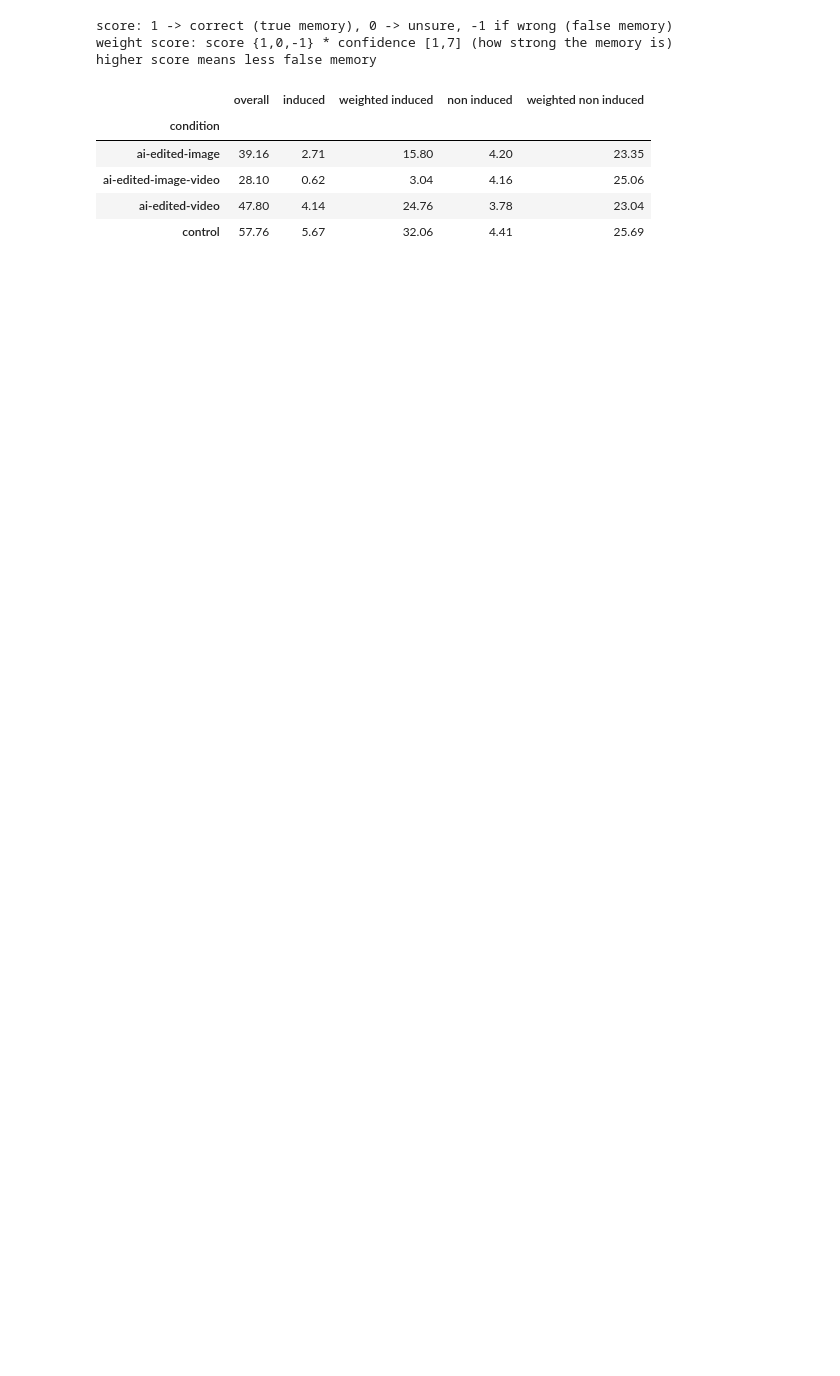
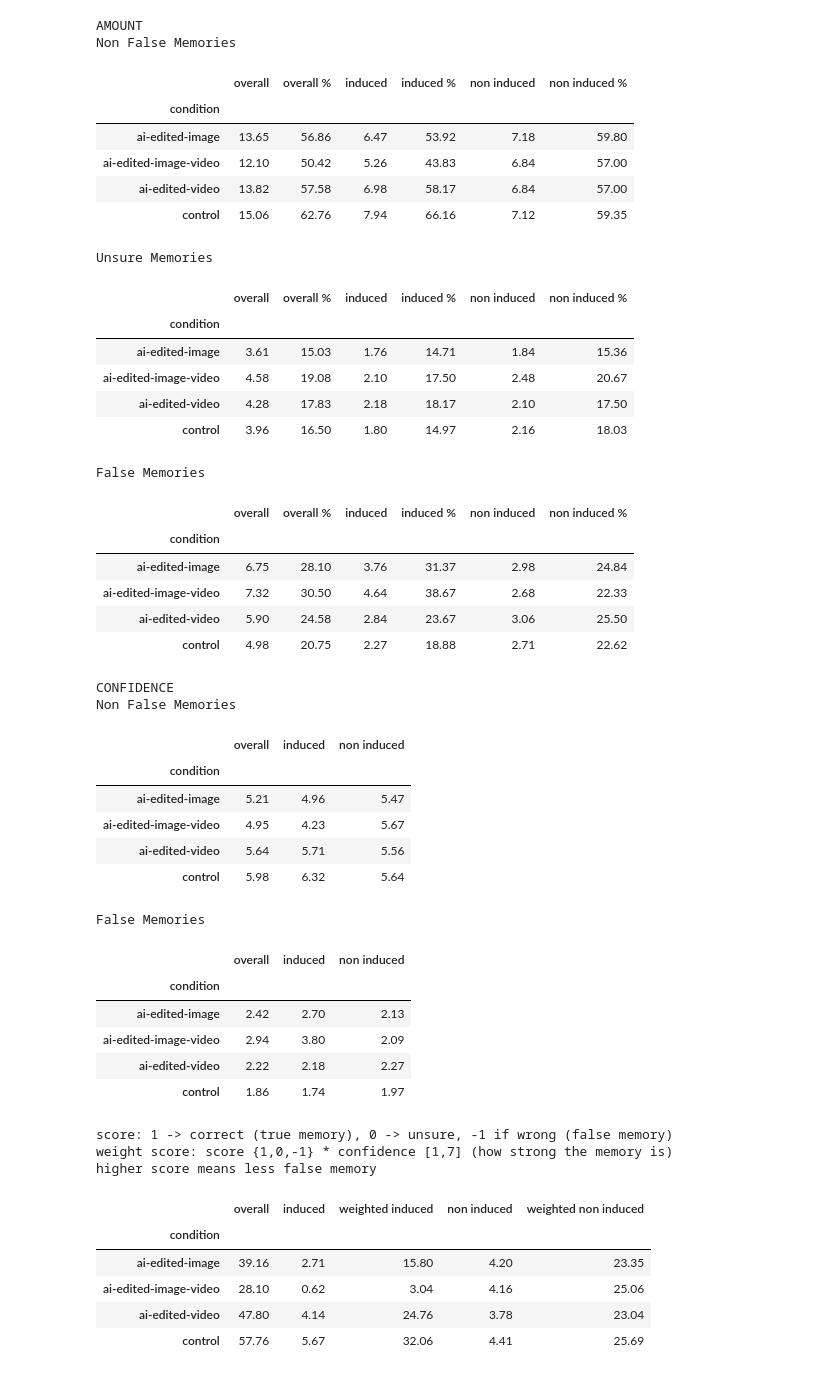
Before and after one commit to mitmedialab/synthetic-human-memories, a Jupyter notebook: analyze.ipynb, the cells around one changed output. Cells and saved outputs as stored; diff of their text form; code cells hidden in the pictures; blank space fills up the shorter version.

```diff
--- a/analyze.ipynb
+++ b/analyze.ipynb
@@ -58,24 +61,89 @@ for i in [*range(1,25)]:
 # %%
+# Generate Raw Tables
+
 def summarize(cat, df):
     # get sum
     df['overall'] = df[[f"{i}_false_memories_ans" for i in [*range(1,25)]]].sum(axis=1)
-    df['induced'] = df[[f"{i}_false_memories_ans" for i in [*range(1,25)] if i in induced]].sum(axis=1)
+    df['induced'] = df[[f"{i}_false_memories_ans" for i in [*range(1,25)] if i in induced_imgs]].sum(axis=1)
     df['non induced'] = df[[f"{i}_false_memories_ans" for i in [*range(1,25) ] if i in non_induced_imgs]].sum(axis=1)
 
     # get percentages in % in two decimals
     df['overall %'] = (df['overall'] / 24) * 100
     df['induced %'] = (df['induced'] / 12) * 100
     df['non induced %'] = (df['non induced'] / 12) * 100
 
     # filter
     df = df[['condition', 'overall', 'overall %', 'induced', 'induced %', 'non induced', 'non induced %']]
 
     print(cat)
     display(df.groupby('condition').mean().round(2))
 
 true_memories = result.copy().replace(-1,0)
 false_memories = result.copy().replace(1,0).replace(-1,1)
 unsure_memories = result.copy().replace(1,-1).replace(0,1).replace(-1,0)
+
+print("AMOUNT")
 summarize('Non False Memories', true_memories)
 summarize('Unsure Memories', unsure_memories)
 summarize('False Memories', false_memories)
+
+def confidence(cat, result, raw):
+    print(cat)
+    # display(result)
+    # display(raw[['condition', *[f"{i}_false_memories_conf" for i in length]]])
+
+    # get confidence: for each row {i}_confidence = result[{i}_false_memories_ans] * raw[{i}_false_memories_conf]
+    for i in length:
+        result[f"{i}_conf"] = result[f"{i}_false_memories_ans"] * raw[f"{i}_false_memories_conf"]
+
+    result['overall'] = result[[f"{i}_conf" for i in length]].sum(axis=1) / 14
+    result['induced'] = result[[f"{i}_conf" for i in length if i in induced_imgs]].sum(axis=1) / 7
+    result['non induced'] = result[[f"{i}_conf" for i in length if i in non_induced_imgs]].sum(axis=1) / 7
+
+    result = result[['condition', 'overall', 'induced', 'non induced']]
+    display(result.groupby('condition').mean().round(2))
+
+true_memories = result.copy().replace(-1,0)
+false_memories = result.copy().replace(1,0).replace(-1,1)
+
+print("\nCONFIDENCE")
+confidence("Non False Memories", true_memories, df)
+confidence("False Memories", false_memories, df)
+# %% [output]
+AMOUNT
+Non False Memories
+|  | overall | overall % | induced | induced % | non induced | non induced % |
+| condition |  |  |  |  |  |  |
+| ai-edited-image | 13.65 | 56.86 | 6.47 | 53.92 | 7.18 | 59.80 |
+| ai-edited-image-video | 12.10 | 50.42 | 5.26 | 43.83 | 6.84 | 57.00 |
+| ai-edited-video | 13.82 | 57.58 | 6.98 | 58.17 | 6.84 | 57.00 |
+| control | 15.06 | 62.76 | 7.94 | 66.16 | 7.12 | 59.35 |
+Unsure Memories
+|  | overall | overall % | induced | induced % | non induced | non induced % |
+| condition |  |  |  |  |  |  |
+| ai-edited-image | 3.61 | 15.03 | 1.76 | 14.71 | 1.84 | 15.36 |
+| ai-edited-image-video | 4.58 | 19.08 | 2.10 | 17.50 | 2.48 | 20.67 |
+| ai-edited-video | 4.28 | 17.83 | 2.18 | 18.17 | 2.10 | 17.50 |
+| control | 3.96 | 16.50 | 1.80 | 14.97 | 2.16 | 18.03 |
+False Memories
+|  | overall | overall % | induced | induced % | non induced | non induced % |
+| condition |  |  |  |  |  |  |
+| ai-edited-image | 6.75 | 28.10 | 3.76 | 31.37 | 2.98 | 24.84 |
+| ai-edited-image-video | 7.32 | 30.50 | 4.64 | 38.67 | 2.68 | 22.33 |
+| ai-edited-video | 5.90 | 24.58 | 2.84 | 23.67 | 3.06 | 25.50 |
+| control | 4.98 | 20.75 | 2.27 | 18.88 | 2.71 | 22.62 |
+CONFIDENCE
+Non False Memories
+|  | overall | induced | non induced |
+| condition |  |  |  |
+| ai-edited-image | 5.21 | 4.96 | 5.47 |
+| ai-edited-image-video | 4.95 | 4.23 | 5.67 |
+| ai-edited-video | 5.64 | 5.71 | 5.56 |
+| control | 5.98 | 6.32 | 5.64 |
+False Memories
+|  | overall | induced | non induced |
+| condition |  |  |  |
+| ai-edited-image | 2.42 | 2.70 | 2.13 |
+| ai-edited-image-video | 2.94 | 3.80 | 2.09 |
+| ai-edited-video | 2.22 | 2.18 | 2.27 |
+| control | 1.86 | 1.74 | 1.97 |
```
Also changed, not shown: parts of 16 cells of this notebook, 1 other file.
